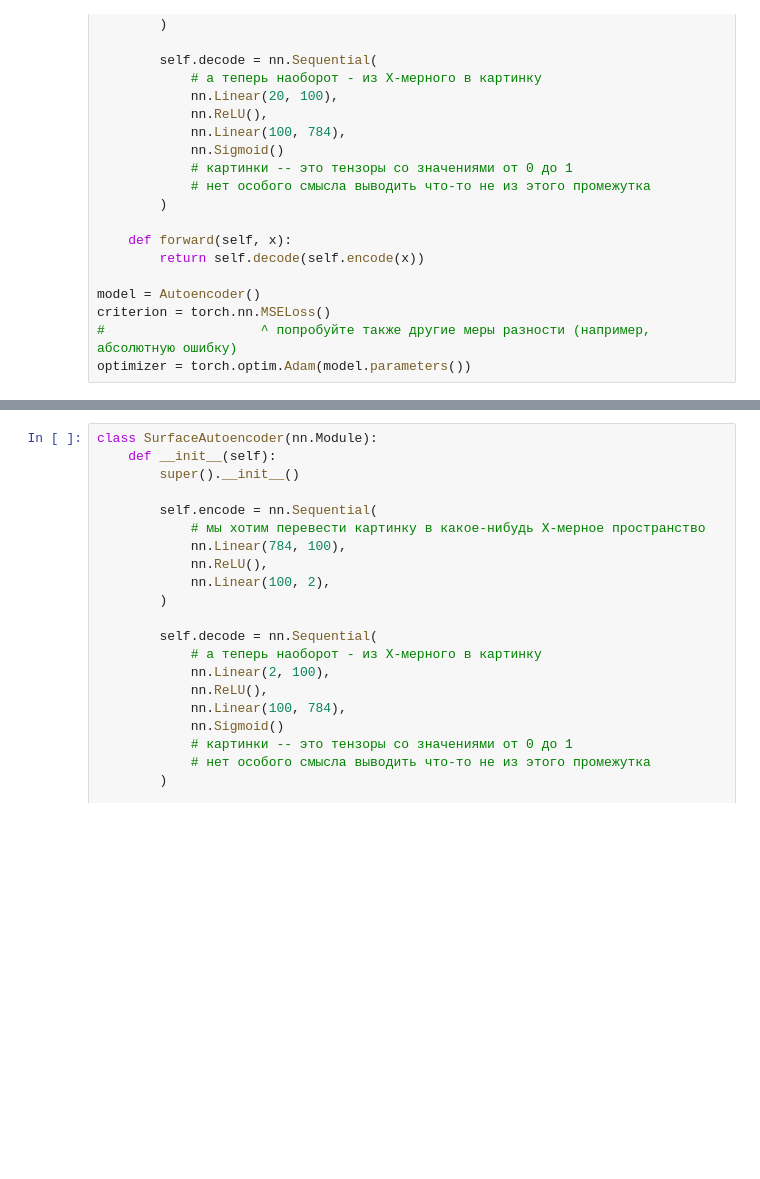
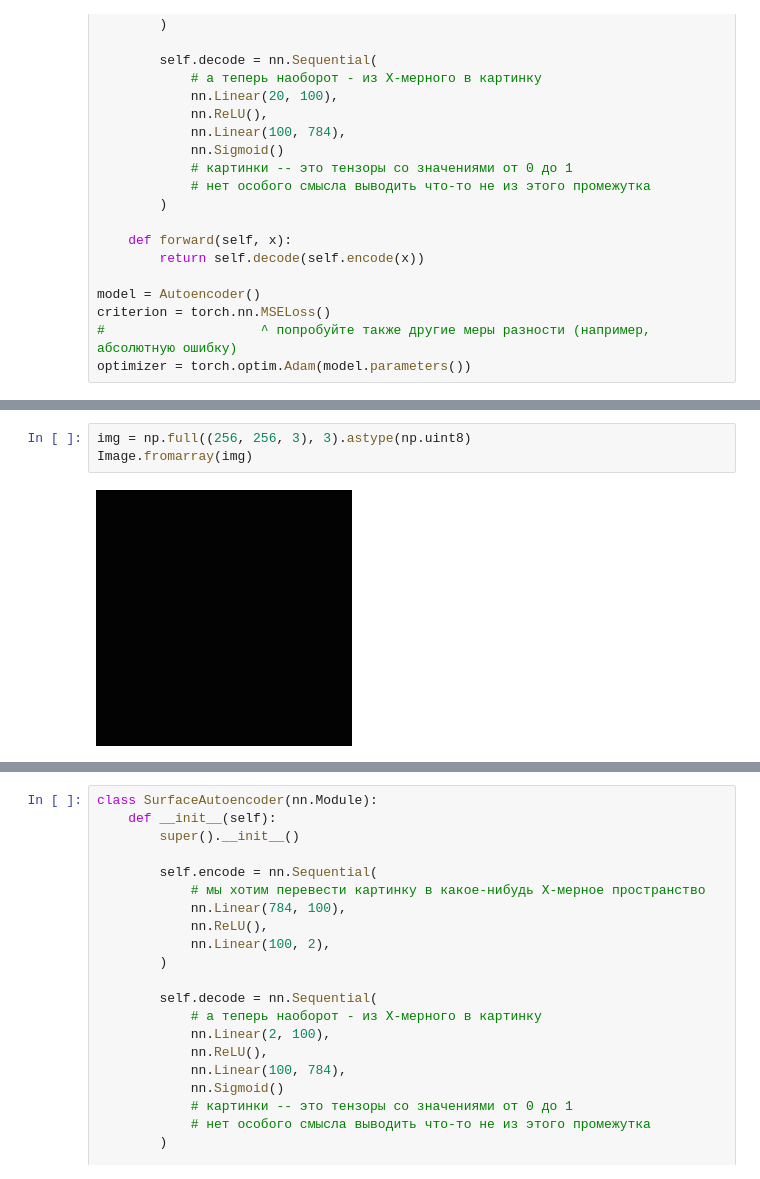
Before and after one commit to 1000scores/DL, a Jupyter notebook: Lesson1/dl_intro.ipynb, the cells around one changed output, grey strips where cells are left out. Drawn from its saved outputs; the diff is of its cells as text; blank space fills up the shorter version.

```diff
--- a/Lesson1/dl_intro.ipynb
+++ b/Lesson1/dl_intro.ipynb
@@ -383 +385,6 @@ array([14225, 55086, 18922, 46527,  2577, 15362, 59049, 59178, 27345,
+# %%
+img = np.full((256, 256, 3), 3).astype(np.uint8)
+Image.fromarray(img)
+# %% [output]
+[figure, added]
 # %%
```
Also changed, not shown: parts of 6 cells of this notebook, 4 other files.
